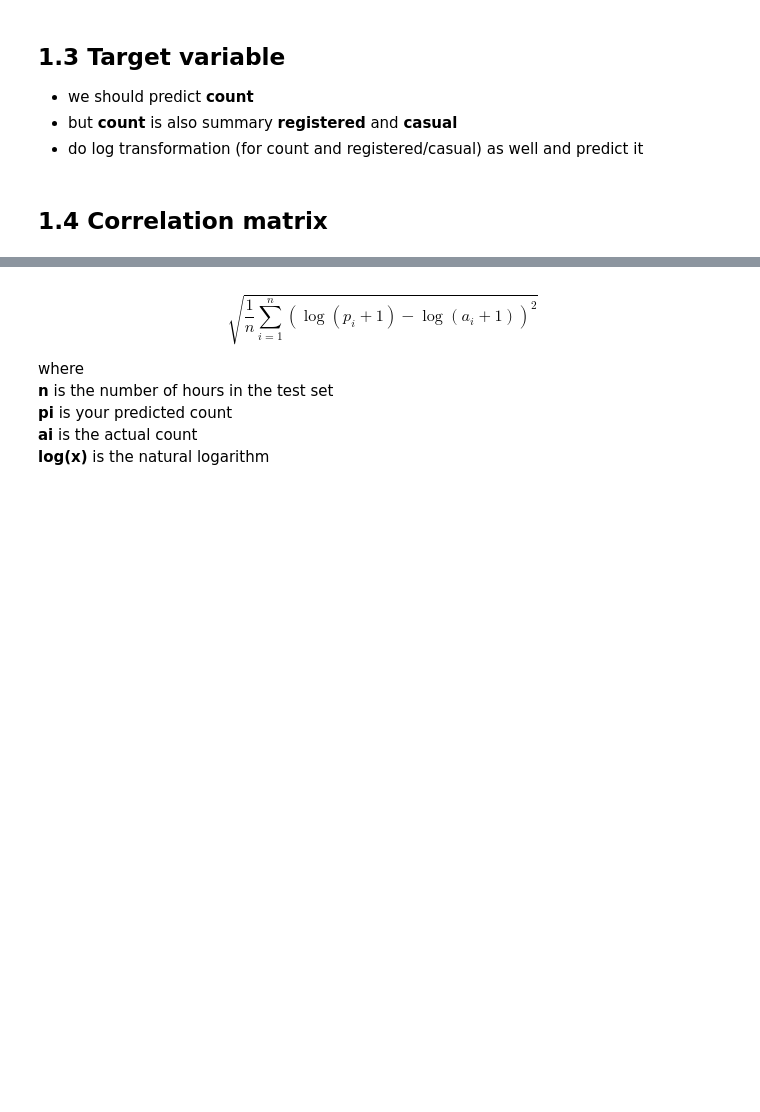
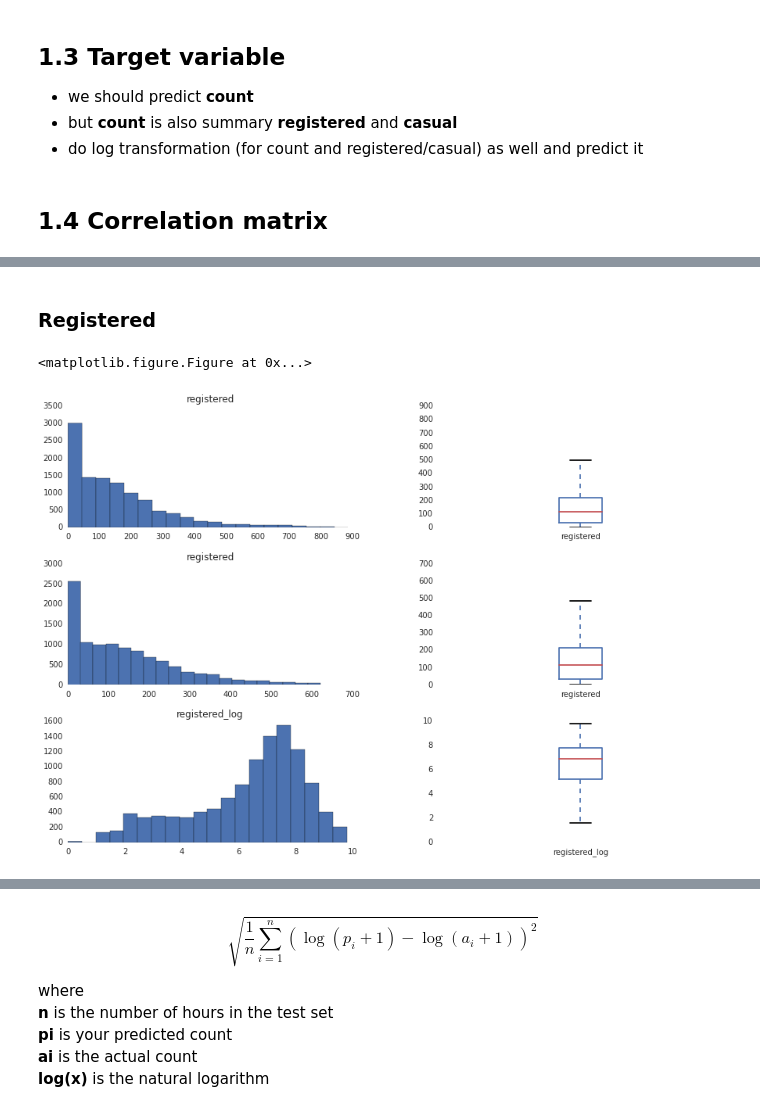
Before and after one commit to slon1024/lets-start-solve-problem-on-kaggle, a Jupyter notebook: bike-sharing-demand.ipynb, the cells around one changed output, grey strips where cells are left out. Cells and saved outputs as stored; diff of their text form; code cells hidden in the pictures; blank space fills up the shorter version.

```diff
--- a/bike-sharing-demand.ipynb
+++ b/bike-sharing-demand.ipynb
@@ -170,0 +224,13 @@ ExtraTreesRegressor(bootstrap=False, criterion='mse', max_depth=None,
+# %% [markdown]
+### Registered
+# %%
+plt.figure(figsize=(500,20))
+fig, ((ax1, ax2), (ax3, ax4), (ax5, ax6)) = plt.subplots(3,2, figsize=(15, 10))
+fig.subplots_adjust(hspace=.8)
+
+sub_plot(train, 'registered', ax1, ax2)
+sub_plot(train[train < 622], 'registered', ax3, ax4)
+sub_plot(train, 'registered_log', ax5, ax6)
+# %% [output]
+<matplotlib.figure.Figure at 0x...>
+[figure, added]
```
Also changed, not shown: parts of 58 cells of this notebook.
